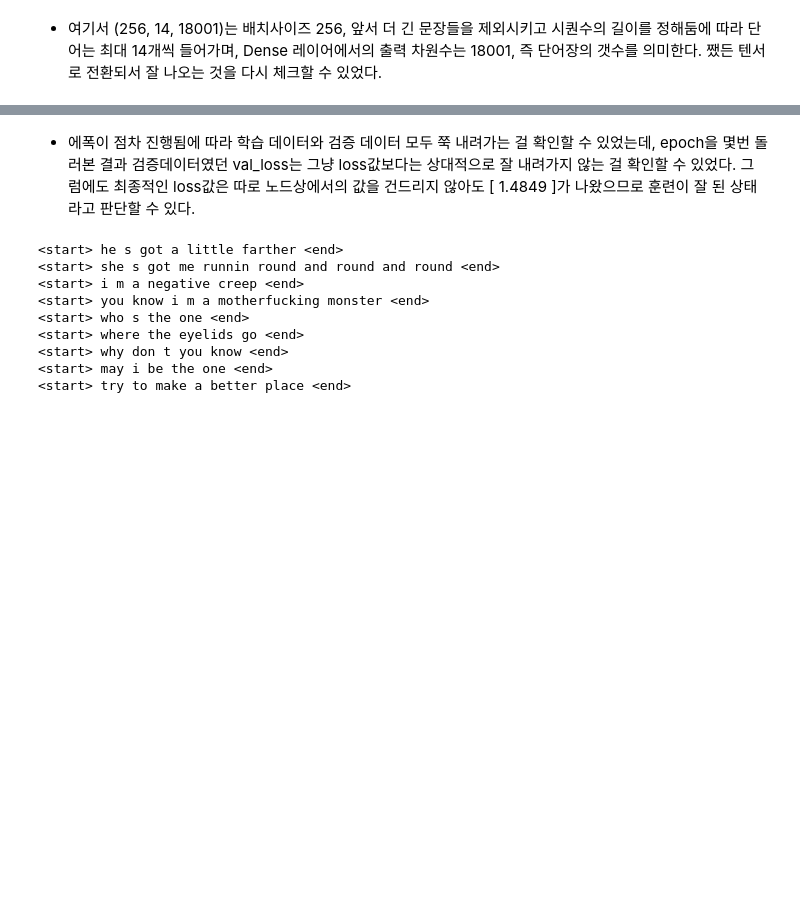
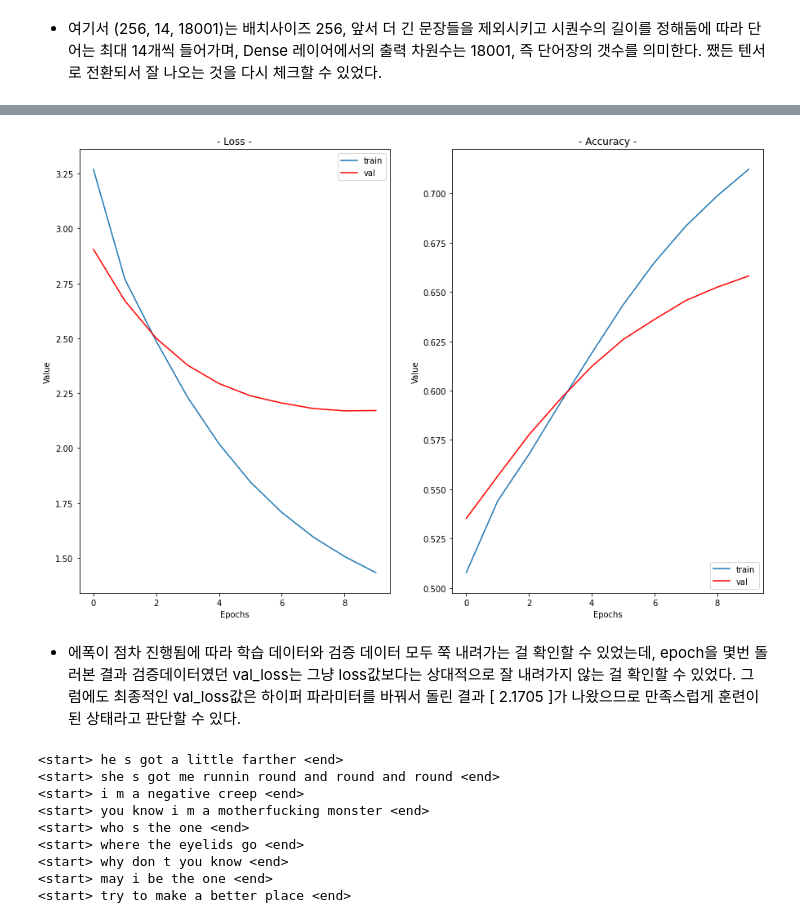
Before and after one commit to Wdstar09/Aiffel_project, a Jupyter notebook: LMS_Exploration/E-06/[E-06]exploration_06.ipynb, the cells around one changed output, grey strips where cells are left out. Saved outputs shown, nothing was run; the diff lists cells and outputs as text; code cells hidden in the pictures; blank space fills up the shorter version.

```diff
--- a/LMS_Exploration/E-06/[E-06]exploration_06.ipynb
+++ b/LMS_Exploration/E-06/[E-06]exploration_06.ipynb
@@ -508,20 +547,24 @@ class TextGenerator(tf.keras.Model):
 
         self.embedding = tf.keras.layers.Embedding(vocab_size, embedding_size)
         self.rnn_1 = tf.keras.layers.LSTM(hidden_size, return_sequences=True)
+        self.drop1 = tf.keras.layers.Dropout(0.4) # dropout을 추가1
         self.rnn_2 = tf.keras.layers.LSTM(hidden_size, return_sequences=True)
+        self.drop2 = tf.keras.layers.Dropout(0.4) # dropout을 추가2
         self.linear = tf.keras.layers.Dense(vocab_size)
 
     def call(self, x):
         out = self.embedding(x)
         out = self.rnn_1(out)
+        out = self.drop1(out)
         out = self.rnn_2(out)
+        out = self.drop2(out)
         out = self.linear(out)
 
         return out
 
 # 수치는 여기서 변경(일단은 노드 상에 나온 가장 기본값으로 먼저 설정해서 바꿀 예정)
-embedding_size = 256
-hidden_size = 1024
+embedding_size = 2048 # 노드 기본값은 256이었는데 512 > 1024 > 2048 로 늘린 상태
+hidden_size = 2048 # 노드 기본값은 1024였는데 돌리면서 2048로 늘렸다
 lyricist = TextGenerator(tokenizer.num_words + 1, embedding_size , hidden_size)
 # %% [markdown]
 * 수치 조절을 위한 각각의 설명
@@ -576,16 +619,16 @@ Trainable params: 36,698,961
 Non-trainable params: 0
 _________________________________________________________________
 # %%
+# [프로토] dropout레이어 1개 추가,  embedding_size 512 > 1024, hidden_size = 2048 이었을 때의 모델 결과
+
 # optimizer는 Adam, loss함수는 Crossentropy로 설정해서 모델을 돌린다
-optimizer = tf.keras.optimizers.Adam()
+optimizer = tf.keras.optimizers.Adam(learning_rate=0.001)
 loss = tf.keras.losses.SparseCategoricalCrossentropy(
     from_logits=True,
     reduction='none'
 )
 
-lyricist.compile(loss=loss, optimizer=optimizer)
-lyricist.fit(dataset, epochs=10)
-
+lyricist.compile(loss=loss, optimizer=optimizer, metrics=['accuracy'])
 # 10 에폭 안에 val_loss 값을 2.2 수준으로 줄이라고 했으므로 여기서 가능한지 테스트
 # %% [output]
 Epoch 1/10
@@ -626,0 +656,26 @@ plt.show()
+# %%
+# [본 모델] dropout레이어 2개 추가,  embedding_size 1024 > 2048, hidden_size = 2048 이었을 때의 모델 결과
+
+# 몇 번의 오버피팅 끝에 더 이상의 오버핏을 막고자 Early Stopping을 추가
+from keras.callbacks import EarlyStopping
+
+# 조기 종류의 조건은 val_loss가 더이상 낮아지지 않을때로 지정 (3번이상 값이 좋아지지 않을 경우 epoch 종료)
+callbacks = [keras.callbacks.EarlyStopping(monitor='val_loss',
+                                           patience=3)]
+
+# optimizer는 Adam, loss함수는 Crossentropy로 설정해서 모델을 돌린다
+optimizer = tf.keras.optimizers.Adam(learning_rate=0.001)
+loss = tf.keras.losses.SparseCategoricalCrossentropy(
+    from_logits=True,
+    reduction='none'
+)
+
+lyricist.compile(loss=loss, optimizer=optimizer, metrics=['accuracy'])
+
+# 시각화를 위해서 history도 추가
+history = lyricist.fit(dataset,
+          epochs=10,
+          validation_data=val_dataset,
+          callbacks=callbacks,
+          verbose=1)
+# 10 에폭 안에 val_loss 값을 2.2 수준으로 줄이라고 했으므로 여기서 가능한지 테스트
@@ -627,5 +703,10 @@ plt.show()
+# %%
+# loss값을 추출해서 그래프로 실제 어떻게 떨어지는지를 확인하기
+epochs_history(history.epoch, history.history, ['loss', 'val_loss', 'accuracy', 'val_accuracy'])
+# %% [output]
+[figure, added]
 # %% [markdown]
-* 에폭이 점차 진행됨에 따라 학습 데이터와 검증 데이터 모두 쭉 내려가는 걸 확인할 수 있었는데, epoch을 몇번 돌러본 결과 검증데이터였던 val_loss는 그냥 loss값보다는 상대적으로 잘 내려가지 않는 걸 확인할 수 있었다. 그럼에도 최종적인 loss값은 따로 노드상에서의 값을 건드리지 않아도 [ 1.4849 ]가 나왔으므로 훈련이 잘 된 상태라고 판단할 수 있다.
+* 에폭이 점차 진행됨에 따라 학습 데이터와 검증 데이터 모두 쭉 내려가는 걸 확인할 수 있었는데, epoch을 몇번 돌러본 결과 검증데이터였던 val_loss는 그냥 loss값보다는 상대적으로 잘 내려가지 않는 걸 확인할 수 있었다. 그럼에도 최종적인 val_loss값은 하이퍼 파라미터를 바꿔서 돌린 결과 [ 2.1705 ]가 나왔으므로 만족스럽게 훈련이 된 상태라고 판단할 수 있다.
 # %%
 # 입력받은 init_sentence도 텐서로 변환
 def generate_text(model, tokenizer, init_sentence="<start>", max_len=20):
```
Also changed, not shown: parts of 14 cells of this notebook.
